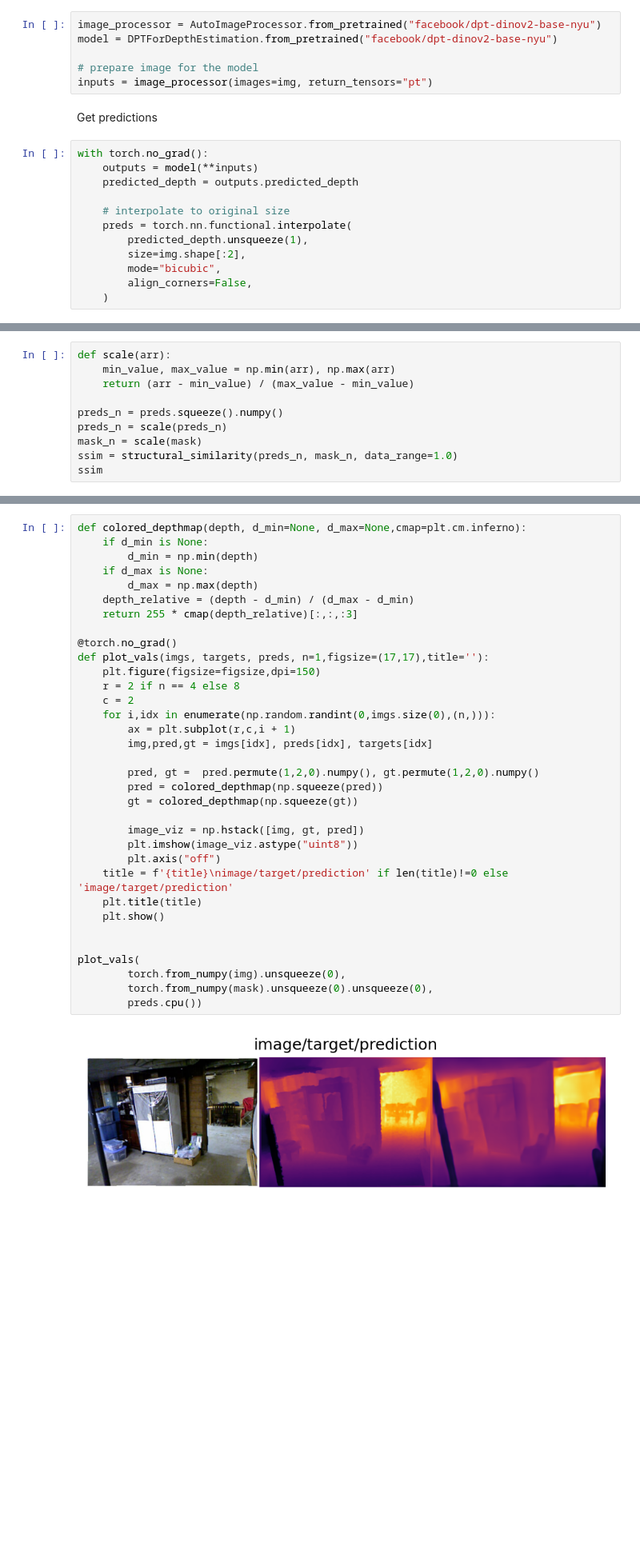
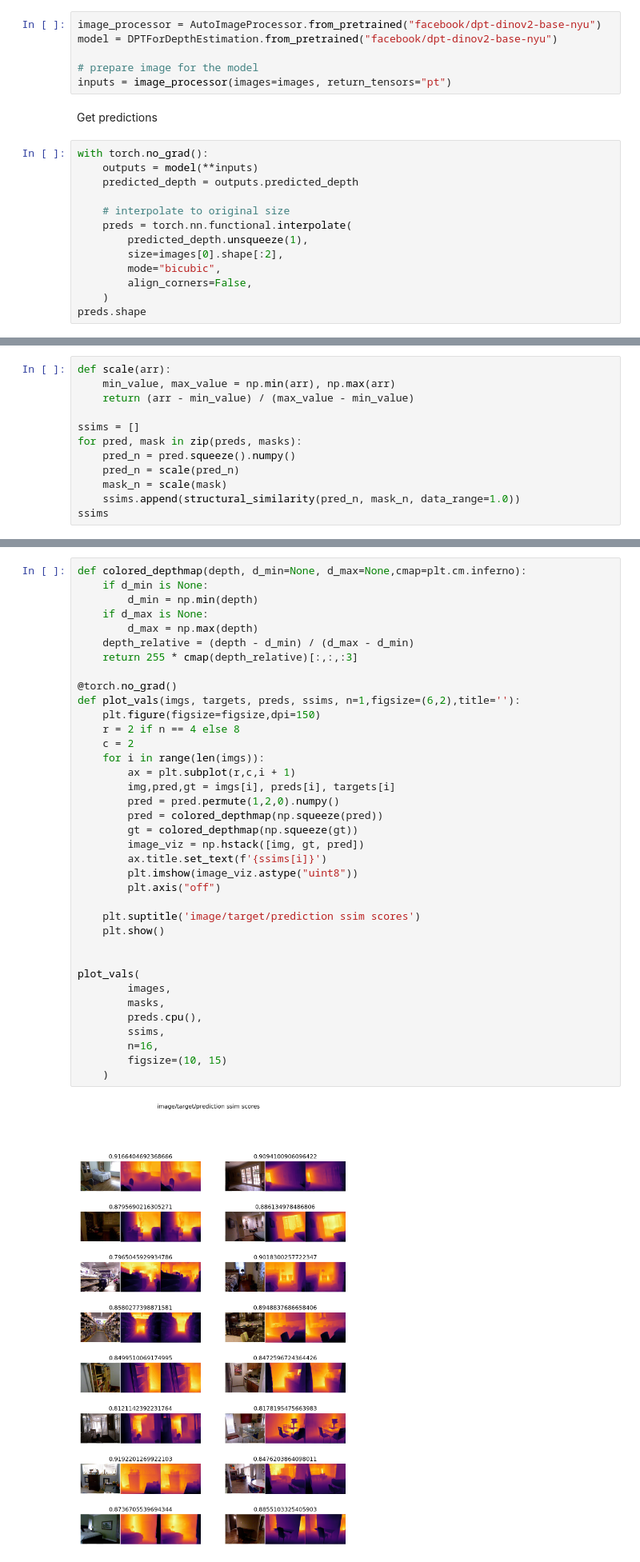
Before and after one commit to chrisrn/depth_estimation, a Jupyter notebook: src/dinov2.ipynb, the cells around one changed output, grey strips where cells are left out. Shown at 80% size. Cells and saved outputs as stored; diff of their text form; blank space fills up the shorter version.

```diff
--- a/src/dinov2.ipynb
+++ b/src/dinov2.ipynb
@@ -19,7 +27,7 @@ image_processor = AutoImageProcessor.from_pretrained("facebook/dpt-dinov2-base-n
 model = DPTForDepthEstimation.from_pretrained("facebook/dpt-dinov2-base-nyu")
 
 # prepare image for the model
-inputs = image_processor(images=img, return_tensors="pt")
+inputs = image_processor(images=images, return_tensors="pt")
 # %% [markdown]
 Get predictions
 # %%
@@ -30,7 +38,8 @@ with torch.no_grad():
     # interpolate to original size
     preds = torch.nn.functional.interpolate(
         predicted_depth.unsqueeze(1),
-        size=img.shape[:2],
+        size=images[0].shape[:2],
         mode="bicubic",
         align_corners=False,
     )
+preds.shape
@@ -41,9 +52,11 @@ def scale(arr):
     min_value, max_value = np.min(arr), np.max(arr)
     return (arr - min_value) / (max_value - min_value)
 
-preds_n = preds.squeeze().numpy()
-preds_n = scale(preds_n)
-mask_n = scale(mask)
-ssim = structural_similarity(preds_n, mask_n, data_range=1.0)
-ssim
+ssims = []
+for pred, mask in zip(preds, masks):
+    pred_n = pred.squeeze().numpy()
+    pred_n = scale(pred_n)
+    mask_n = scale(mask)
+    ssims.append(structural_similarity(pred_n, mask_n, data_range=1.0))
+ssims
 # %% [output]
@@ -53,36 +81,39 @@ Plot target-prediction depth maps
 # %%
 def colored_depthmap(depth, d_min=None, d_max=None,cmap=plt.cm.inferno):
     if d_min is None:
         d_min = np.min(depth)
     if d_max is None:
         d_max = np.max(depth)
     depth_relative = (depth - d_min) / (d_max - d_min)
     return 255 * cmap(depth_relative)[:,:,:3]
 
 @torch.no_grad()
-def plot_vals(imgs, targets, preds, n=1,figsize=(17,17),title=''):
+def plot_vals(imgs, targets, preds, ssims, n=1,figsize=(6,2),title=''):
     plt.figure(figsize=figsize,dpi=150)
     r = 2 if n == 4 else 8
     c = 2
-    for i,idx in enumerate(np.random.randint(0,imgs.size(0),(n,))):
+    for i in range(len(imgs)):
         ax = plt.subplot(r,c,i + 1)
-        img,pred,gt = imgs[idx], preds[idx], targets[idx]
-
-        pred, gt =  pred.permute(1,2,0).numpy(), gt.permute(1,2,0).numpy()
+        img,pred,gt = imgs[i], preds[i], targets[i]
+        pred = pred.permute(1,2,0).numpy()
         pred = colored_depthmap(np.squeeze(pred))
         gt = colored_depthmap(np.squeeze(gt))
-
         image_viz = np.hstack([img, gt, pred])
+        ax.title.set_text(f'{ssims[i]}')
         plt.imshow(image_viz.astype("uint8"))
         plt.axis("off")
-    title = f'{title}\nimage/target/prediction' if len(title)!=0 else 'image/target/prediction'
-    plt.title(title)
+
+    plt.suptitle('image/target/prediction ssim scores')
     plt.show()
 
 
 plot_vals(
-        torch.from_numpy(img).unsqueeze(0),
-        torch.from_numpy(mask).unsqueeze(0).unsqueeze(0),
-        preds.cpu())
+        images,
+        masks,
+        preds.cpu(),
+        ssims,
+        n=16,
+        figsize=(10, 15)
+    )
 # %% [output]
-[figure, old version]
+[figure, new version]
```
Also changed, not shown: parts of 7 cells of this notebook, 7 other files.
